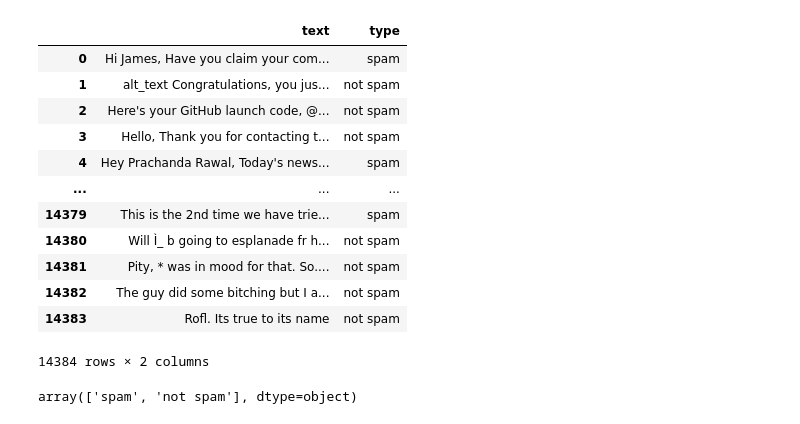
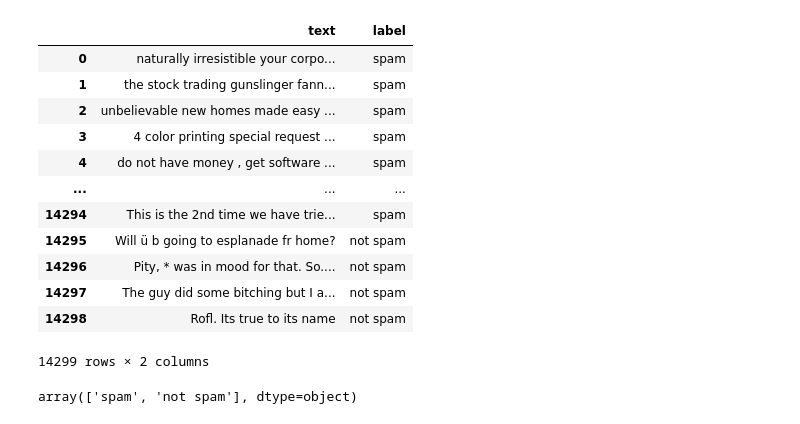
Before and after one commit to indraJuliansyahPutra/Spam-Classifier, a Jupyter notebook: cleaning.ipynb, the cells around one changed output. Saved outputs shown, nothing was run; the diff lists cells and outputs as text; code cells hidden in the pictures.

```diff
--- a/cleaning.ipynb
+++ b/cleaning.ipynb
@@ -78,3 +87,2 @@ data_2
 # %%
-data_2 = data_2.replace([1, 0], ['spam', 'not spam'])
-data_2
+data_2 = data_2.replace([0, 1], ['not spam', 'spam'])
@@ -100,5 +94,5 @@ type    5728
 dtype: int64
 # %%
-data_3 = pd.read_csv('dataset/spam_or_not_spam.csv')
+data_3 = pd.read_csv('dataset/spam.csv')
 data_3.head()
 # %% [output]
@@ -115,4 +105,6 @@ array([0, 1], dtype=int64)
 # %%
-data_3 = data_3.rename(columns={'label': 'type', 'email': 'text'})
+data_3 = data_3.rename(columns={'Message': 'text', 'Category': 'label'})
+data_3 = data_3.replace(['ham'], ['not spam'])
+data_3 = data_3[['text', 'label']]
 data_3
 # %% [output]
@@ -132,3 +123,0 @@ data_3
-# %%
-data_3 = data_3.replace([1, 0], ['spam', 'not spam'])
-data_3
@@ -296,18 +172,18 @@ data_4
 # %%
-data = pd.concat([data_1, data_2, data_3, data_4], ignore_index=True)
+data = pd.concat([data_1, data_2, data_3], ignore_index=True)
 data
 # %% [output]
-|  | text | type |
-| 0 | Hi James, Have you claim your com... | spam |
-| 1 | alt_text Congratulations, you jus... | not spam |
-| 2 | Here's your GitHub launch code, @... | not spam |
-| 3 | Hello, Thank you for contacting t... | not spam |
-| 4 | Hey Prachanda Rawal, Today's news... | spam |
+|  | text | label |
+| 0 | naturally irresistible your corpo... | spam |
+| 1 | the stock trading gunslinger fann... | spam |
+| 2 | unbelievable new homes made easy ... | spam |
+| 3 | 4 color printing special request ... | spam |
+| 4 | do not have money , get software ... | spam |
 | ... | ... | ... |
-| 14379 | This is the 2nd time we have trie... | spam |
-| 14380 | Will Ì_ b going to esplanade fr h... | not spam |
-| 14381 | Pity, * was in mood for that. So.... | not spam |
-| 14382 | The guy did some bitching but I a... | not spam |
-| 14383 | Rofl. Its true to its name | not spam |
+| 14294 | This is the 2nd time we have trie... | spam |
+| 14295 | Will ü b going to esplanade fr home? | not spam |
+| 14296 | Pity, * was in mood for that. So.... | not spam |
+| 14297 | The guy did some bitching but I a... | not spam |
+| 14298 | Rofl. Its true to its name | not spam |
-14384 rows × 2 columns
+14299 rows × 2 columns
 # %%
```
Also changed, not shown: parts of 31 cells of this notebook, 4 other files.
